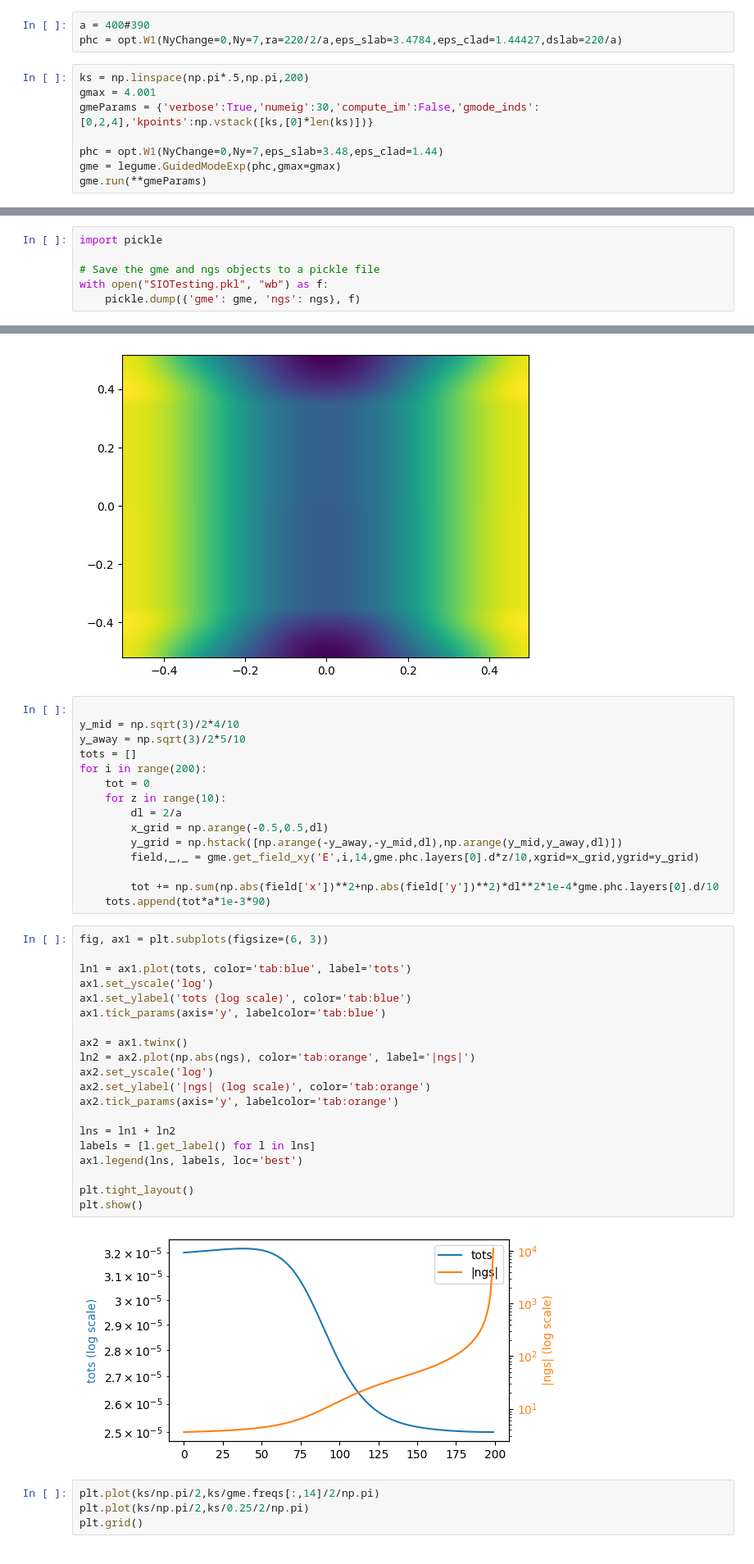
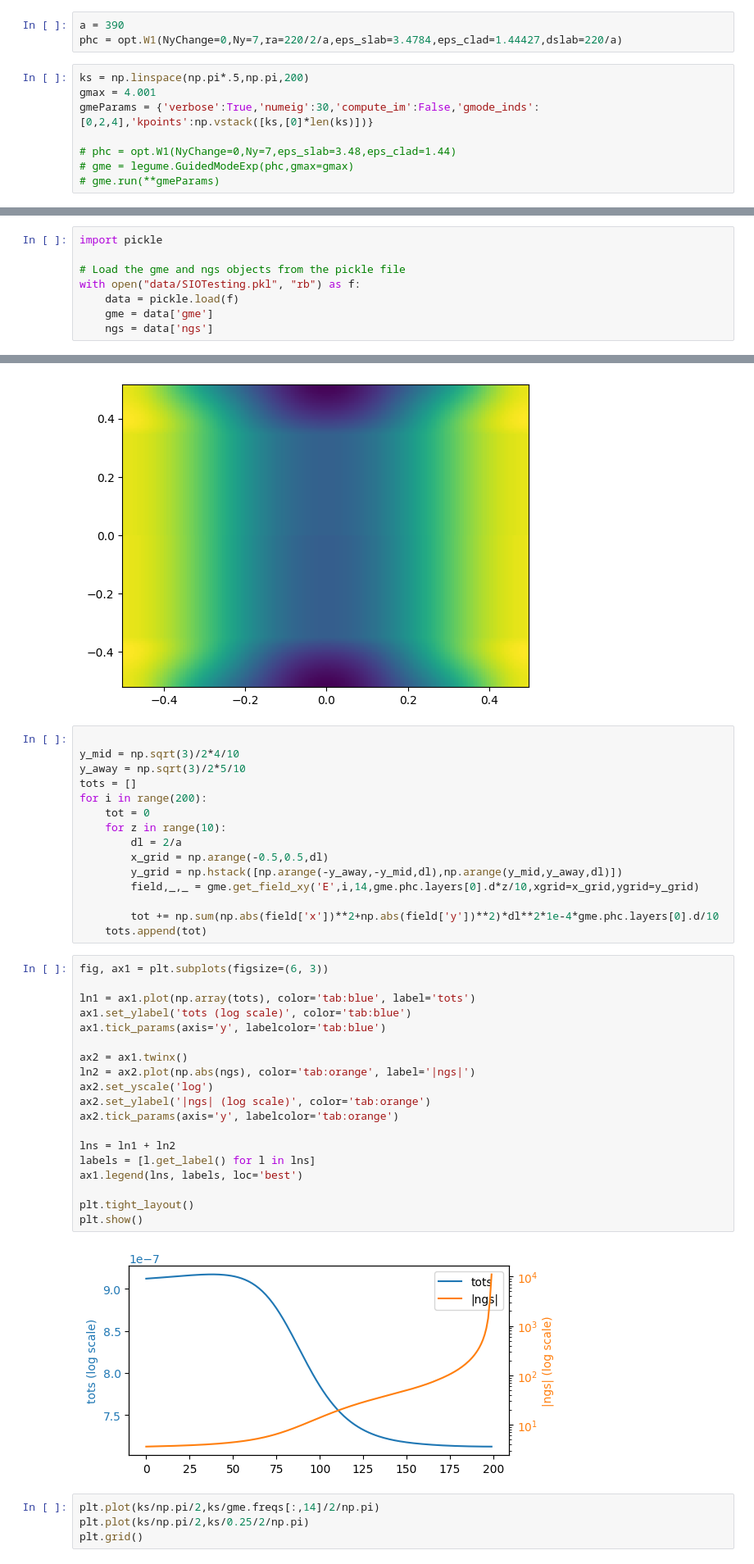
Before and after one commit to DominicJThompson/optGME, a Jupyter notebook: paper2/FieldRuns/SIOTesting.ipynb, the cells around one changed output, grey strips where cells are left out. Shown at 82% size. Saved outputs shown, nothing was run; the diff lists cells and outputs as text.

```diff
--- a/paper2/FieldRuns/SIOTesting.ipynb
+++ b/paper2/FieldRuns/SIOTesting.ipynb
@@ -10,13 +10,13 @@ import json
 import numpy as np
 import matplotlib.pyplot as plt
 # %%
-a = 400#390
+a = 390
 phc = opt.W1(NyChange=0,Ny=7,ra=220/2/a,eps_slab=3.4784,eps_clad=1.44427,dslab=220/a)
 # %%
 ks = np.linspace(np.pi*.5,np.pi,200)
 gmax = 4.001
 gmeParams = {'verbose':True,'numeig':30,'compute_im':False,'gmode_inds':[0,2,4],'kpoints':np.vstack([ks,[0]*len(ks)])}
 
-phc = opt.W1(NyChange=0,Ny=7,eps_slab=3.48,eps_clad=1.44)
-gme = legume.GuidedModeExp(phc,gmax=gmax)
-gme.run(**gmeParams)
+# phc = opt.W1(NyChange=0,Ny=7,eps_slab=3.48,eps_clad=1.44)
+# gme = legume.GuidedModeExp(phc,gmax=gmax)
+# gme.run(**gmeParams)
@@ -37,9 +23,11 @@ selected eigenmodes
 # %%
 import pickle
 
-# Save the gme and ngs objects to a pickle file
-with open("SIOTesting.pkl", "wb") as f:
-    pickle.dump({'gme': gme, 'ngs': ngs}, f)
+# Load the gme and ngs objects from the pickle file
+with open("data/SIOTesting.pkl", "rb") as f:
+    data = pickle.load(f)
+    gme = data['gme']
+    ngs = data['ngs']
 # %%
 plt.plot(ks/np.pi/2,gme.freqs)
 plt.fill_between(ks/2/np.pi,ks/2/np.pi/1.44,1,alpha=.2)
@@ -97,29 +86,28 @@ for i in range(200):
         field,_,_ = gme.get_field_xy('E',i,14,gme.phc.layers[0].d*z/10,xgrid=x_grid,ygrid=y_grid)
 
         tot += np.sum(np.abs(field['x'])**2+np.abs(field['y'])**2)*dl**2*1e-4*gme.phc.layers[0].d/10
-    tots.append(tot*a*1e-3*90)
+    tots.append(tot)
 # %%
 fig, ax1 = plt.subplots(figsize=(6, 3))
 
-ln1 = ax1.plot(tots, color='tab:blue', label='tots')
-ax1.set_yscale('log')
+ln1 = ax1.plot(np.array(tots), color='tab:blue', label='tots')
 ax1.set_ylabel('tots (log scale)', color='tab:blue')
 ax1.tick_params(axis='y', labelcolor='tab:blue')
 
 ax2 = ax1.twinx()
 ln2 = ax2.plot(np.abs(ngs), color='tab:orange', label='|ngs|')
 ax2.set_yscale('log')
 ax2.set_ylabel('|ngs| (log scale)', color='tab:orange')
 ax2.tick_params(axis='y', labelcolor='tab:orange')
 
 lns = ln1 + ln2
 labels = [l.get_label() for l in lns]
 ax1.legend(lns, labels, loc='best')
 
 plt.tight_layout()
 plt.show()
 # %% [output]
-[figure, old version]
+[figure, new version]
 # %%
 plt.plot(ks/np.pi/2,ks/gme.freqs[:,14]/2/np.pi)
 plt.plot(ks/np.pi/2,ks/0.25/2/np.pi)
```
Also changed, not shown: parts of 8 cells of this notebook, 8 other files.
